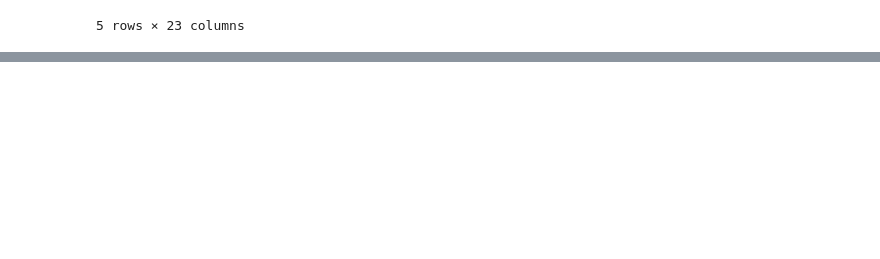
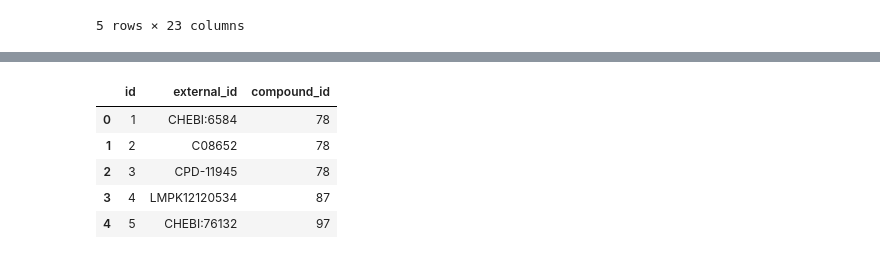
Before and after one commit to marketakrenkova/drug-interaction-prediction, a Jupyter notebook: foodb.ipynb, the cells around one changed output, grey strips where cells are left out. Drawn from its saved outputs; the diff is of its cells as text; code cells hidden in the pictures; blank space fills up the shorter version.

```diff
--- a/foodb.ipynb
+++ b/foodb.ipynb
@@ -250,0 +232,10 @@ pathway.head()
+# %%
+compound_ex_descriptor.drop(['creator_id', 'updater_id', 'created_at', 'updated_at', 'annotations'], axis=1, inplace=True)
+compound_ex_descriptor.head()
+# %% [output]
+|  | id | external_id | compound_id |
+| 0 | 1 | CHEBI:6584 | 78 |
+| 1 | 2 | C08652 | 78 |
+| 2 | 3 | CPD-11945 | 78 |
+| 3 | 4 | LMPK12120534 | 87 |
+| 4 | 5 | CHEBI:76132 | 97 |
```
Also changed, not shown: parts of 23 cells of this notebook.
